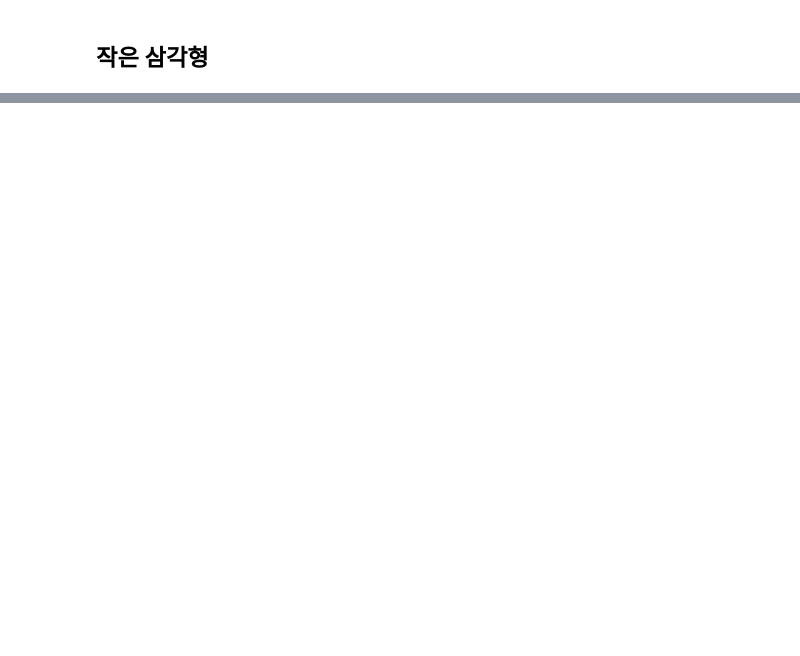
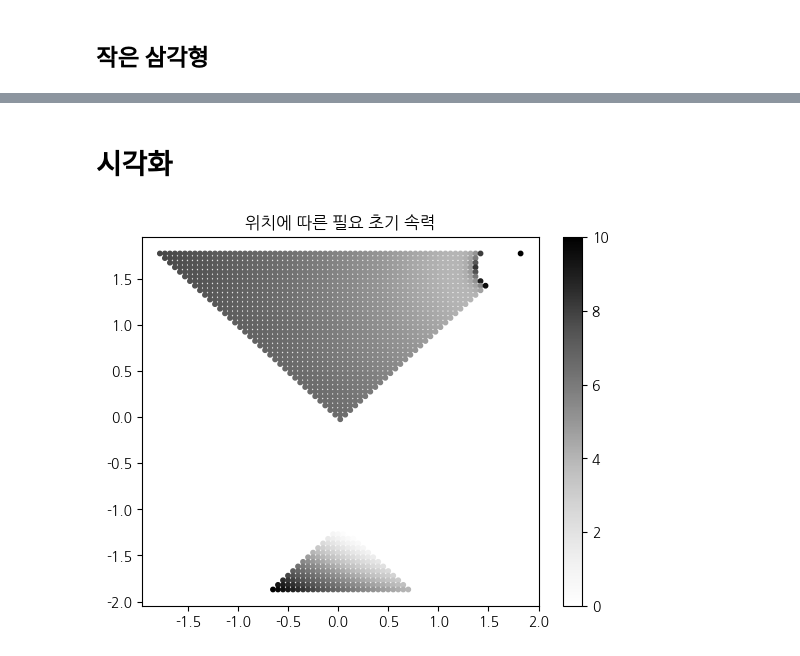
Before and after one commit to suhochunsa/AR5-2, a Jupyter notebook: Throwing_Power_Calculation.ipynb, the cells around one changed output, grey strips where cells are left out. Cells and saved outputs as stored; diff of their text form; code cells hidden in the pictures; blank space fills up the shorter version.

```diff
--- a/Throwing_Power_Calculation.ipynb
+++ b/Throwing_Power_Calculation.ipynb
@@ -51,2 +54,14 @@ TypeError: 'float' object cannot be interpreted as an integer
 # %% [markdown]
 ## 작은 삼각형
+# %%
+small_X, small_Z = [], []
+
+for z in np.arange(-L/3, -L/2-0.05, -0.05):
+    for x in np.arange(z + L/3, -z - L/3 + 0.05, 0.05):
+        small_X.append(x)
+        small_Z.append(z)
+
+small_X = np.array(small_X)
+small_Z = np.array(small_Z)
+small_D = np.sqrt((spot[0] - small_X) ** 2 + (spot[2] - small_Z) ** 2)
+small_v = get_initial_velocity(theta, small_D, H - h_R + h_s)
@@ -52,0 +73,11 @@ TypeError: 'float' object cannot be interpreted as an integer
+# %% [markdown]
+# 시각화
+# %%
+
+plt.title("위치에 따른 필요 초기 속력")
+plt.scatter(small_X, small_Z, c=small_v, cmap='Greys', s=10)
+plt.scatter(big_X, big_Z, c=big_v, cmap='Greys', s=10)
+plt.colorbar()
+plt.clim(0, 10)
+# %% [output]
+[figure, added]
```
Also changed, not shown: parts of 6 cells of this notebook.
